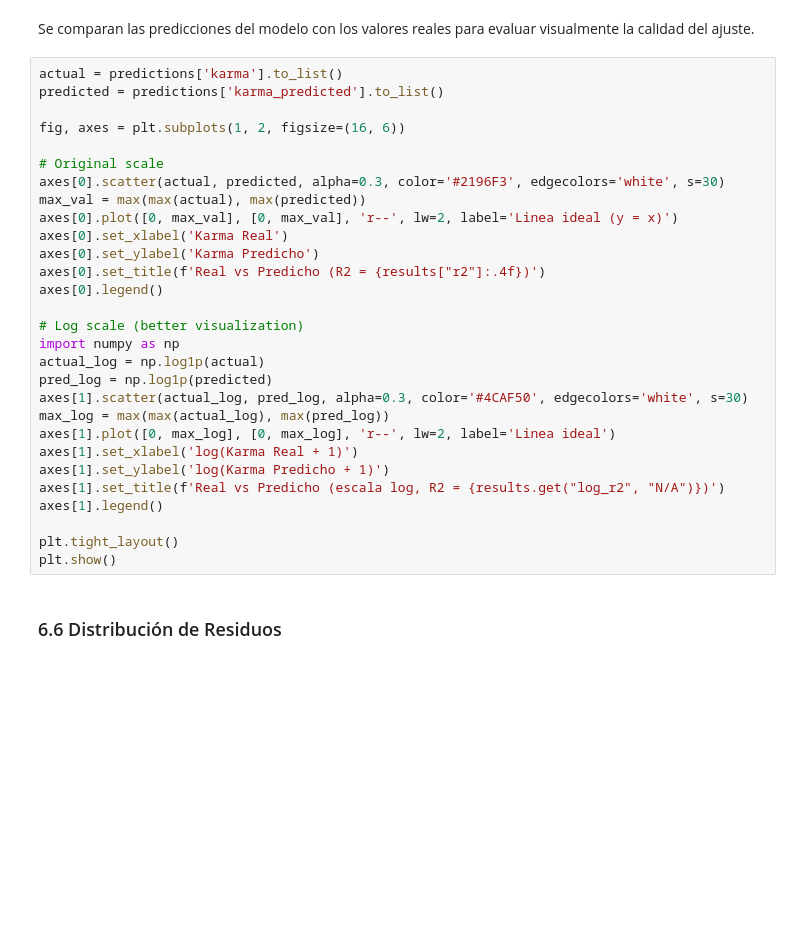
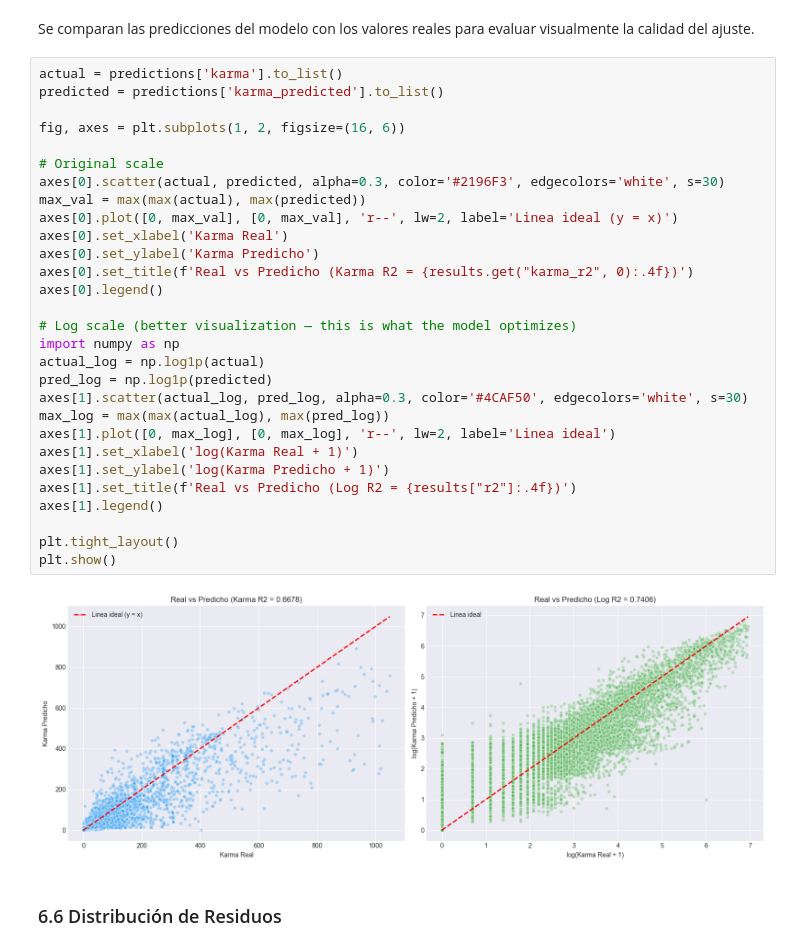
Before and after one commit to PaulinaIA/moltbook-safety, a Jupyter notebook: notebooks/pipeline.ipynb, the cells around one changed output. Drawn from its saved outputs; the diff is of its cells as text; blank space fills up the shorter version.

```diff
--- a/notebooks/pipeline.ipynb
+++ b/notebooks/pipeline.ipynb
@@ -572,32 +694,34 @@ Se comparan las predicciones del modelo con los valores reales para evaluar visu
 # %%
 actual = predictions['karma'].to_list()
 predicted = predictions['karma_predicted'].to_list()
 
 fig, axes = plt.subplots(1, 2, figsize=(16, 6))
 
 # Original scale
 axes[0].scatter(actual, predicted, alpha=0.3, color='#2196F3', edgecolors='white', s=30)
 max_val = max(max(actual), max(predicted))
 axes[0].plot([0, max_val], [0, max_val], 'r--', lw=2, label='Linea ideal (y = x)')
 axes[0].set_xlabel('Karma Real')
 axes[0].set_ylabel('Karma Predicho')
-axes[0].set_title(f'Real vs Predicho (R2 = {results["r2"]:.4f})')
+axes[0].set_title(f'Real vs Predicho (Karma R2 = {results.get("karma_r2", 0):.4f})')
 axes[0].legend()
 
-# Log scale (better visualization)
+# Log scale (better visualization — this is what the model optimizes)
 import numpy as np
 actual_log = np.log1p(actual)
 pred_log = np.log1p(predicted)
 axes[1].scatter(actual_log, pred_log, alpha=0.3, color='#4CAF50', edgecolors='white', s=30)
 max_log = max(max(actual_log), max(pred_log))
 axes[1].plot([0, max_log], [0, max_log], 'r--', lw=2, label='Linea ideal')
 axes[1].set_xlabel('log(Karma Real + 1)')
 axes[1].set_ylabel('log(Karma Predicho + 1)')
-axes[1].set_title(f'Real vs Predicho (escala log, R2 = {results.get("log_r2", "N/A")})')
+axes[1].set_title(f'Real vs Predicho (Log R2 = {results["r2"]:.4f})')
 axes[1].legend()
 
 plt.tight_layout()
 plt.show()
+# %% [output]
+[figure, added]
 # %% [markdown]
 ### 6.6 Distribución de Residuos
 # %% [markdown]
```
Also changed, not shown: parts of 22 cells of this notebook, 3 other files.
